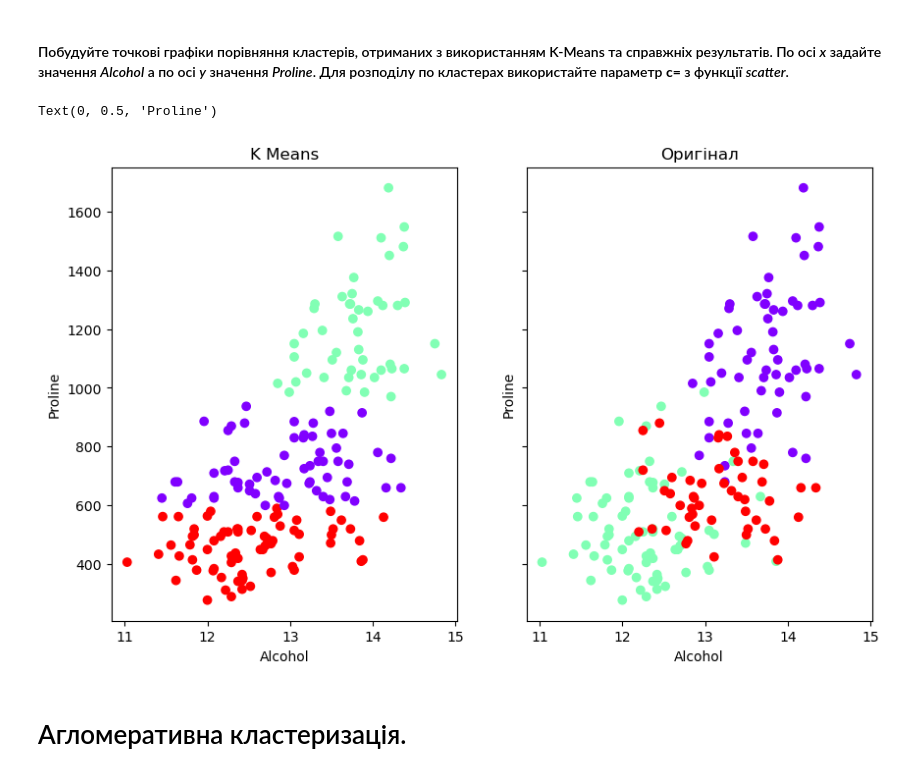
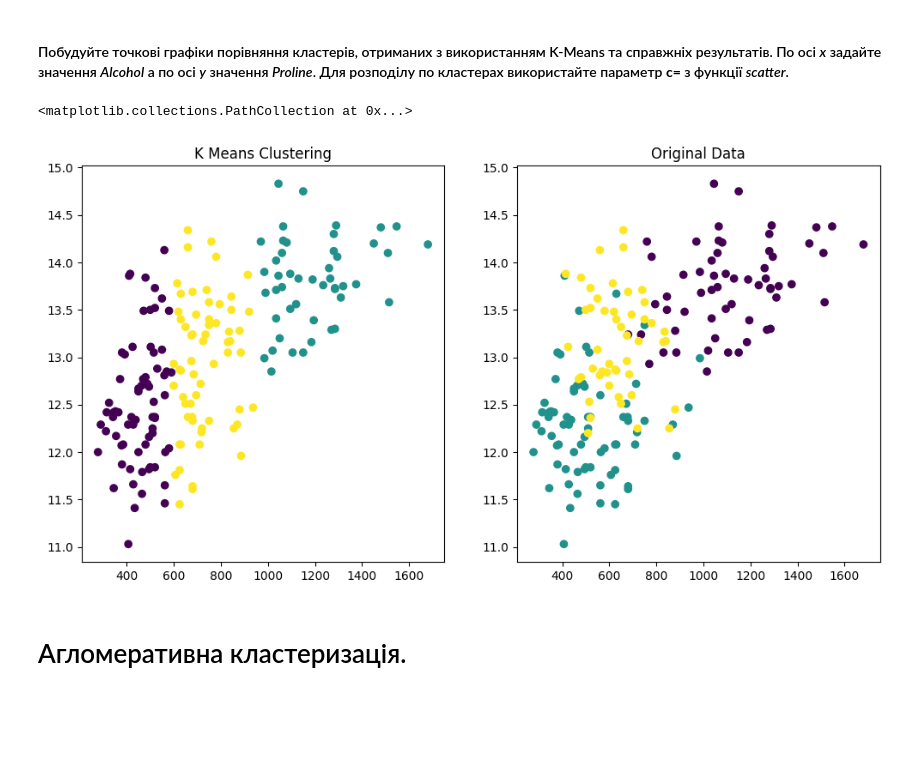
Before and after one commit to 4gn5t/DataInstrumentsPY, a Jupyter notebook: Lab6_Clusterization/Lab6.ipynb, the cells around one changed output. Drawn from its saved outputs; the diff is of its cells as text; code cells hidden in the pictures; blank space fills up the shorter version.

```diff
--- a/Lab6_Clusterization/Lab6.ipynb
+++ b/Lab6_Clusterization/Lab6.ipynb
@@ -13,7 +13,7 @@ from sklearn.cluster import KMeans
 #### Зчитайте дані з файлу `wine.csv` у датафрейм `wine`
 # %%
 # ваш код тут
-df = pd.read_csv('wine.csv')
+df = pd.read_csv('Wine.csv')
 df
 # %% [output]
 |  | Alcohol | Malic_Acid | Ash | Ash_Alcanity | Magnesium | Total_Phenols | Flavanoids | ... |
@@ -75,3 +90,5 @@ plt.show()
 #### Створіть об'єкт класу KMeans з трьома кластерами. У конструктор передайте параметр  random_state=32, щоб мати однакові параметри ініціалізації центроїдів з прикладами.
 # %%
 # ваш код тут
+kmeans = KMeans(n_clusters = 3, random_state = 32)
+kmeans
@@ -82,3 +101,5 @@ KMeans(n_clusters=3, random_state=32)
 #### Натренуйте модель на даних з датафрейму. Виведіть значення поля labels_ з отриманого результату.
 # %%
 # ваш код тут
+kmeans.fit(df[['Alcohol', 'Proline', 'OD280']])
+kmeans.labels_
@@ -116,9 +160,15 @@ Text(0, 0.5, 'OD280')
 # %%
 # ваш код тут
 # %%
+# ваш код тут
+f, (ax1, ax2) = plt.subplots(1, 2, figsize=(12, 6))
+ax1.set_title('K Means Clustering')
+ax1.scatter(df['Proline'], df['Alcohol'], c=kmeans.labels_)
+ax2.set_title('Original Data')
+ax2.scatter(df['Proline'], df['Alcohol'], c=df['Customer_Segment'])
 # %% [output]
-Text(0, 0.5, 'Proline')
+<matplotlib.collections.PathCollection at 0x...>
-[figure, old version]
+[figure, new version]
 # %% [markdown]
 # Агломеративна кластеризація.
 # %% [markdown]
```
Also changed, not shown: parts of 26 cells of this notebook.
